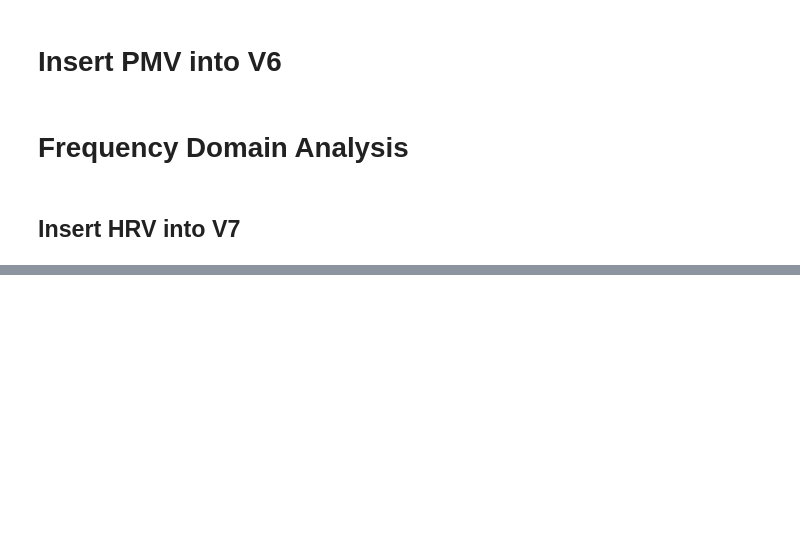
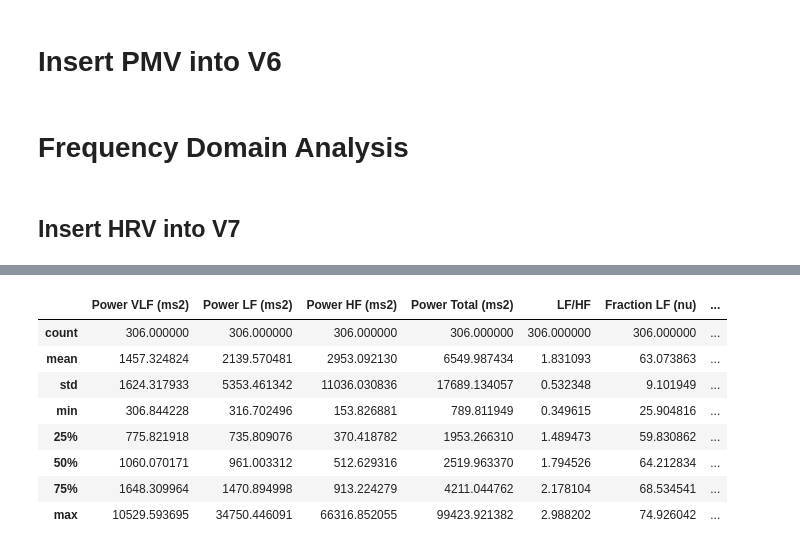
Before and after one commit to afifhrz/cognitive_learning, a Jupyter notebook: 15_noise_sensitivity_HRV_and_barplot/hrv_pmv.ipynb, the cells around one changed output, grey strips where cells are left out. Drawn from its saved outputs; the diff is of its cells as text; code cells hidden in the pictures; blank space fills up the shorter version.

```diff
--- a/15_noise_sensitivity_HRV_and_barplot/hrv_pmv.ipynb
+++ b/15_noise_sensitivity_HRV_and_barplot/hrv_pmv.ipynb
@@ -134,2 +165,43 @@ master_data[hrv] = result
 # %%
 master_data.to_excel("../0_dataset_master/Experiment_edited_V7_rr_without_correction.xlsx", index=False)
+# %%
+hrv = [
+        'Power VLF (ms2)', 'Power LF (ms2)','Power HF (ms2)','Power Total (ms2)',
+        'LF/HF', 'Fraction LF (nu)', 'Fraction HF (nu)', 'rr_mean'
+    ]
+
+result = []
+for index, row in master_data.iterrows():
+    # print(row['New_Start_Date'])
+    # print(row['New_End_Date'])
+    sliced = data[(row['New_Start_Date']<=data['Time']) & (row['New_End_Date']>=data['Time'])]
+    # print(f"Slice data not found: {timestamp}")
+    # print(sliced)
+    # break
+    try:
+        results = FDA(sliced.RR, 4, True)
+    except Exception as e:
+        print(sliced)
+        print(e)
+        raise e
+    resTemp = []
+    for item in hrv:
+        if item == "rr_mean":
+            resTemp.append(sliced.RR.mean())
+            continue
+        resTemp.append(results[item])
+    result.append(resTemp)
+
+master_data[hrv] = result
+# %%
+master_data[hrv].describe()
+# %% [output]
+|  | Power VLF (ms2) | Power LF (ms2) | Power HF (ms2) | Power Total (ms2) | LF/HF | Fraction LF (nu) | ... |
+| count | 306.000000 | 306.000000 | 306.000000 | 306.000000 | 306.000000 | 306.000000 | ... |
+| mean | 1457.324824 | 2139.570481 | 2953.092130 | 6549.987434 | 1.831093 | 63.073863 | ... |
+| std | 1624.317933 | 5353.461342 | 11036.030836 | 17689.134057 | 0.532348 | 9.101949 | ... |
+| min | 306.844228 | 316.702496 | 153.826881 | 789.811949 | 0.349615 | 25.904816 | ... |
+| 25% | 775.821918 | 735.809076 | 370.418782 | 1953.266310 | 1.489473 | 59.830862 | ... |
+| 50% | 1060.070171 | 961.003312 | 512.629316 | 2519.963370 | 1.794526 | 64.212834 | ... |
+| 75% | 1648.309964 | 1470.894998 | 913.224279 | 4211.044762 | 2.178104 | 68.534541 | ... |
+| max | 10529.593695 | 34750.446091 | 66316.852055 | 99423.921382 | 2.988202 | 74.926042 | ... |
```
Also changed, not shown: parts of 16 cells of this notebook, 2 other files.
